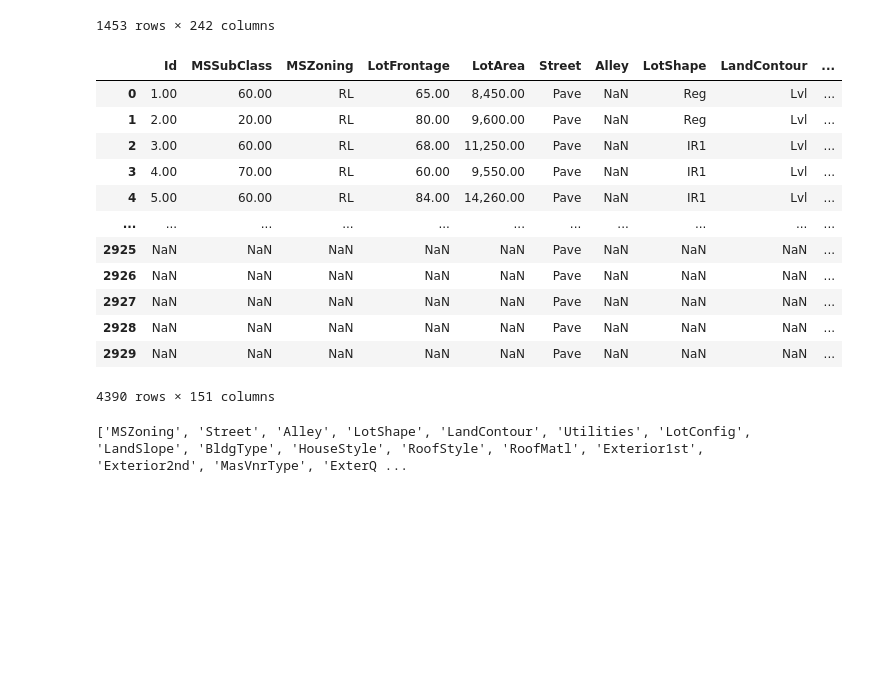
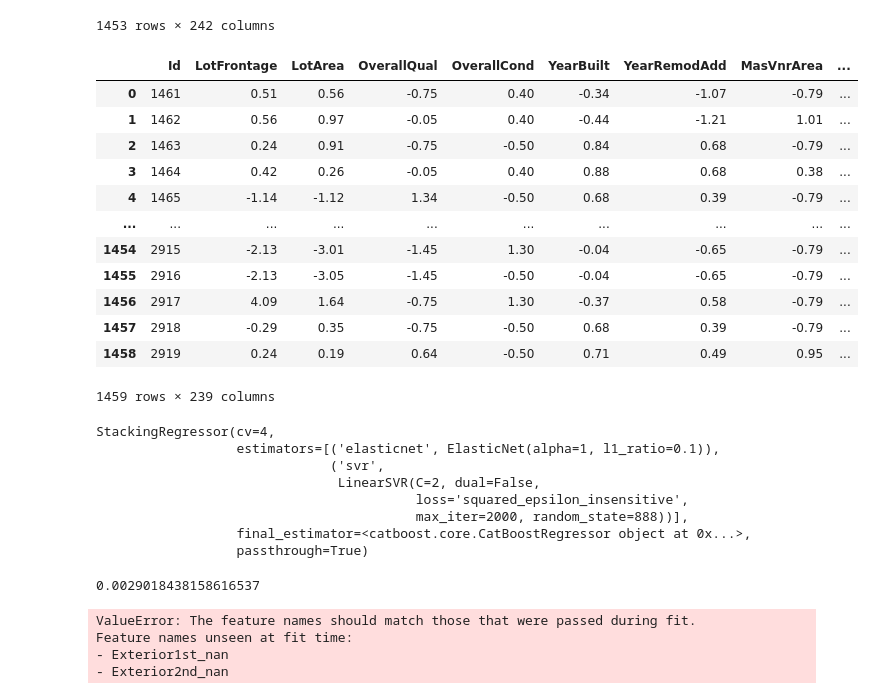
Before and after one commit to karvendhanm/kaggle, a Jupyter notebook: house_prices_prediction/ensemble_with_catboost.ipynb, the cells around one changed output. Saved outputs shown, nothing was run; the diff lists cells and outputs as text; code cells hidden in the pictures; blank space fills up the shorter version.

Commit message:
stacked regressor with catboost as meta learner

```diff
--- a/house_prices_prediction/ensemble_with_catboost.ipynb
+++ b/house_prices_prediction/ensemble_with_catboost.ipynb
@@ -854,24 +901,16 @@ def process_data(df: pd.DataFrame, return_saleprice: bool = True, mode: str = 't
 # %%
-df = pd.read_csv('/home/karvsmech/Projects/kaggle/input/house_prices_prediction/train.csv')
-# AmesHousing is a similar data available on kaggle. this way we increase the data available for model training
-df1 = pd.read_csv('/home/karvsmech/Projects/kaggle/input/house_prices_prediction/AmesHousing.csv').drop('PID', axis=1)
-df = pd.concat([df, df1], axis=0)
-df
+df_test
 # %% [output]
-|  | Id | MSSubClass | MSZoning | LotFrontage | LotArea | Street | Alley | LotShape | LandContour | ... |
-| 0 | 1.00 | 60.00 | RL | 65.00 | 8,450.00 | Pave | NaN | Reg | Lvl | ... |
-| 1 | 2.00 | 20.00 | RL | 80.00 | 9,600.00 | Pave | NaN | Reg | Lvl | ... |
-| 2 | 3.00 | 60.00 | RL | 68.00 | 11,250.00 | Pave | NaN | IR1 | Lvl | ... |
-| 3 | 4.00 | 70.00 | RL | 60.00 | 9,550.00 | Pave | NaN | IR1 | Lvl | ... |
-| 4 | 5.00 | 60.00 | RL | 84.00 | 14,260.00 | Pave | NaN | IR1 | Lvl | ... |
-| ... | ... | ... | ... | ... | ... | ... | ... | ... | ... | ... |
-| 2925 | NaN | NaN | NaN | NaN | NaN | Pave | NaN | NaN | NaN | ... |
-| 2926 | NaN | NaN | NaN | NaN | NaN | Pave | NaN | NaN | NaN | ... |
-| 2927 | NaN | NaN | NaN | NaN | NaN | Pave | NaN | NaN | NaN | ... |
-| 2928 | NaN | NaN | NaN | NaN | NaN | Pave | NaN | NaN | NaN | ... |
-| 2929 | NaN | NaN | NaN | NaN | NaN | Pave | NaN | NaN | NaN | ... |
+|  | Id | LotFrontage | LotArea | OverallQual | OverallCond | YearBuilt | YearRemodAdd | MasVnrArea | ... |
+| 0 | 1461 | 0.51 | 0.56 | -0.75 | 0.40 | -0.34 | -1.07 | -0.79 | ... |
+| 1 | 1462 | 0.56 | 0.97 | -0.05 | 0.40 | -0.44 | -1.21 | 1.01 | ... |
+| 2 | 1463 | 0.24 | 0.91 | -0.75 | -0.50 | 0.84 | 0.68 | -0.79 | ... |
+| 3 | 1464 | 0.42 | 0.26 | -0.05 | 0.40 | 0.88 | 0.68 | 0.38 | ... |
+| 4 | 1465 | -1.14 | -1.12 | 1.34 | -0.50 | 0.68 | 0.39 | -0.79 | ... |
+| ... | ... | ... | ... | ... | ... | ... | ... | ... | ... |
+| 1454 | 2915 | -2.13 | -3.01 | -1.45 | 1.30 | -0.04 | -0.65 | -0.79 | ... |
+| 1455 | 2916 | -2.13 | -3.05 | -1.45 | -0.50 | -0.04 | -0.65 | -0.79 | ... |
+| 1456 | 2917 | 4.09 | 1.64 | -0.75 | 1.30 | -0.37 | 0.58 | -0.79 | ... |
+| 1457 | 2918 | -0.29 | 0.35 | -0.75 | -0.50 | 0.68 | 0.39 | -0.79 | ... |
+| 1458 | 2919 | 0.24 | 0.19 | 0.64 | -0.50 | 0.71 | 0.49 | 0.95 | ... |
-4390 rows × 151 columns
+1459 rows × 239 columns
-# %%
-process_data(df)
-# %% [output]
-['MSZoning', 'Street', 'Alley', 'LotShape', 'LandContour', 'Utilities', 'LotConfig', 'LandSlope', 'BldgType', 'HouseStyle', 'RoofStyle', 'RoofMatl', 'Exterior1st', 'Exterior2nd', 'MasVnrType', 'ExterQ ...
@@ -877,0 +936,21 @@ process_data(df)
+# %%
+stackregressor.fit(df.drop(['Id', 'SalePrice'], axis=1), df['SalePrice'])
+mean_squared_error(df['SalePrice'], stackregressor.predict(df.drop(['Id', 'SalePrice'], axis=1)))
+# %% [output]
+StackingRegressor(cv=4,
+                  estimators=[('elasticnet', ElasticNet(alpha=1, l1_ratio=0.1)),
+                              ('svr',
+                               LinearSVR(C=2, dual=False,
+                                         loss='squared_epsilon_insensitive',
+                                         max_iter=2000, random_state=888))],
+                  final_estimator=<catboost.core.CatBoostRegressor object at 0x...>,
+                  passthrough=True)
+0.0029018438158616537
+# %%
+predictions = stackregressor.predict(df_test.drop('Id', axis=1))
+predictions
+# %% [output]
+ValueError: The feature names should match those that were passed during fit.
+Feature names unseen at fit time:
+- Exterior1st_nan
+- Exterior2nd_nan
```
Also changed, not shown: parts of 8 cells of this notebook.
